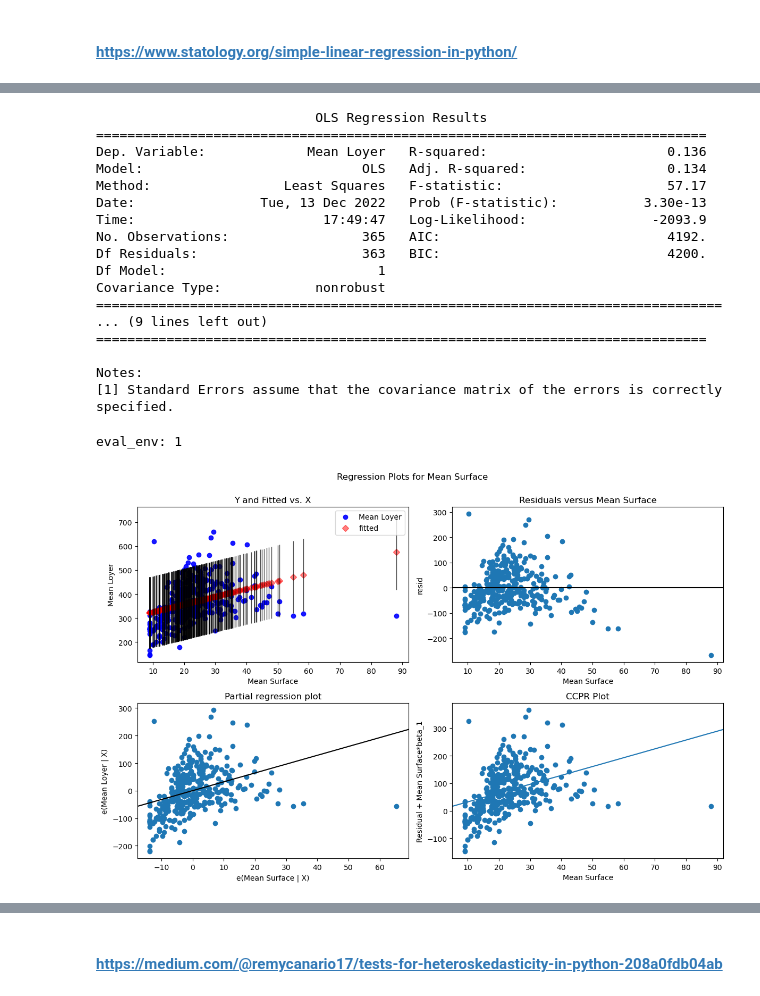
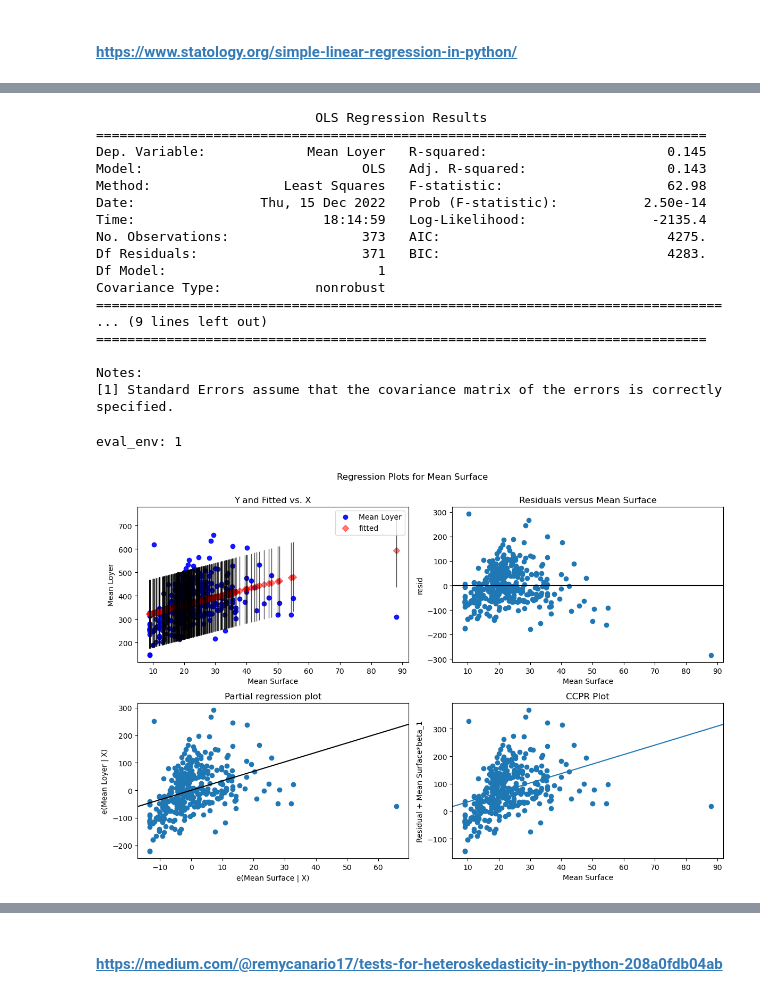
Before and after one commit to Simgnt/La-loi-du-Crous, a Jupyter notebook: Regressions.ipynb, the cells around one changed output, grey strips where cells are left out. Saved outputs shown, nothing was run; the diff lists cells and outputs as text; code cells hidden in the pictures.

```diff
--- a/Regressions.ipynb
+++ b/Regressions.ipynb
@@ -24,7 +24,9 @@ True
 # Part I : Obtention du dataframe
 ## 1.1.Récupération des loyers, des surfaces et de la localisation des résidences
 # %%
-df = pd.read_csv("fr_crous_logement_france_entiere.csv", sep =';')
+
+df = pd.read_csv("https://data.enseignementsup-recherche.gouv.fr//explore/dataset/fr_crous_logement_france_entiere/download?format=csv&timezone=Europe/Berlin&use_labels_for_header=false",
+                 sep =';')
 # %%
 df = df[["title", "infos", "address" ,"geocalisation", "regions"]]
 # %%
@@ -462,29 +466,28 @@ plt.show()
 # %%
-#Etapes pour définir la régression
-#on définit la variable expliquée
-y = df2['Mean Loyer']
+"""
+On détailles les étapes pour définir la régression.
+Pour les régressions suivantes, on fera directement appel à la régression get_OLS_reg définie dans le fichier functions_fot_modelling.py .
+"""
 
-#on définit la variable explicative
-x = df2['Mean Surface']
+y = df2['Mean Loyer'] #on définit la variable expliquée
 
-#on ajoute une constante au vecteur de prédiction
-x = sm.add_constant(x)
+x = df2['Mean Surface'] #on définit la variable explicative
 
-#on définit le modèle de régression linéaire
-model = sm.OLS(y, x).fit()
+x = sm.add_constant(x) #on ajoute une constante au vecteur de prédiction
 
-#on affiche le résumé de la régression
-print(model.summary())
+model = sm.OLS(y, x).fit() #on définit le modèle de régression linéaire
+
+print(model.summary()) #on affiche le résumé de la régression
 # %% [output]
                             OLS Regression Results
 ==============================================================================
-Dep. Variable:             Mean Loyer   R-squared:                       0.136
-Model:                            OLS   Adj. R-squared:                  0.134
-Method:                 Least Squares   F-statistic:                     57.17
-Date:                Tue, 13 Dec 2022   Prob (F-statistic):           3.30e-13
-Time:                        17:49:47   Log-Likelihood:                -2093.9
-No. Observations:                 365   AIC:                             4192.
-Df Residuals:                     363   BIC:                             4200.
+Dep. Variable:             Mean Loyer   R-squared:                       0.145
+Model:                            OLS   Adj. R-squared:                  0.143
+Method:                 Least Squares   F-statistic:                     62.98
+Date:                Thu, 15 Dec 2022   Prob (F-statistic):           2.50e-14
+Time:                        18:14:59   Log-Likelihood:                -2135.4
+No. Observations:                 373   AIC:                             4275.
+Df Residuals:                     371   BIC:                             4283.
 Df Model:                           1
 Covariance Type:            nonrobust
 ================================================================================
@@ -496,12 +499,15 @@ Notes:
 # %%
 #le R² est faible: la variable explicative (ici la surface moyenne) n'est pas très utile pour prédire le résultat.
 # %%
-#on essaie de déterminer avec les graphiques suivants si l'hypothèse d'homoscedasticité des résidus est vérifiée
+"""
+On essaie de déterminer avec les graphiques suivants si l'hypothèse d'homoscedasticité des résidus est vérifiée.
+Pour les régressions suivantes, on utilisera directement la fonction get_4_plots définie dans le fichier functions_for_modelling.py .
+"""
 
 fig = plt.figure(figsize=(12,8))
 
 fig = sm.graphics.plot_regress_exog(model, 'Mean Surface', fig=fig) #on représente graphiquement les résidus
 # %% [output]
 eval_env: 1
-[figure, old version]
+[figure, new version]
 # %%
```
Also changed, not shown: parts of 51 cells of this notebook, 2 other files.
